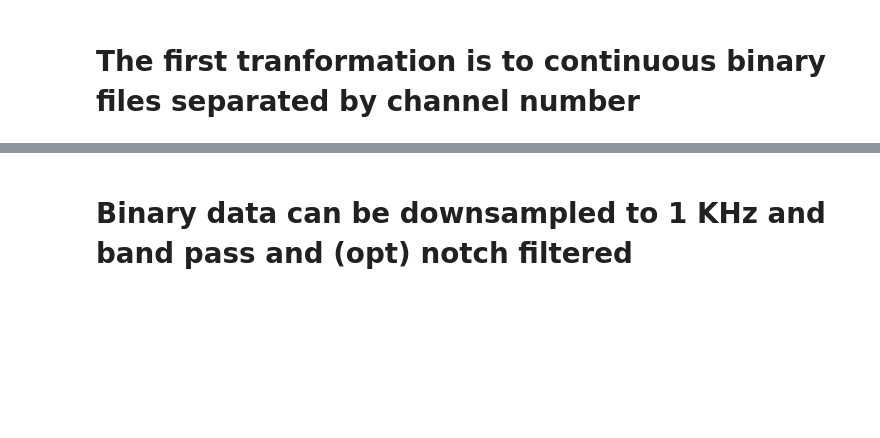
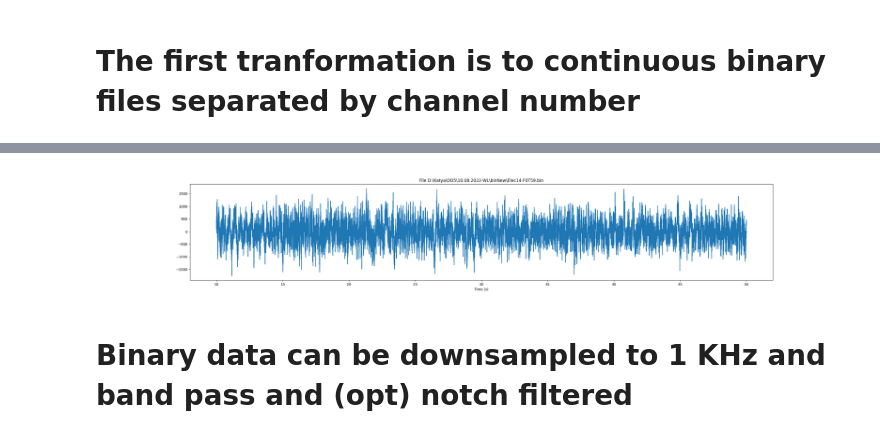
Before and after one commit to orelTahary/Preprocess, a Jupyter notebook: preprocess.ipynb, the cells around one changed output, grey strips where cells are left out. Cells and saved outputs as stored; diff of their text form; code cells hidden in the pictures; blank space fills up the shorter version.

```diff
--- a/preprocess.ipynb
+++ b/preprocess.ipynb
@@ -74,3 +81,4 @@ print(f"Converted {len(elecList)} electrodes {lData:,d} samples in {timeEnd-time
 # %%
-fig, axes = pp.plotBin(os.path.join("D:\\Users\\Matan\\Downloads\\preprocess files test\\binNew", 'Elec2-F0T5.bin'), [10.05,10.2])
+fig, axes = pp.plotBin(os.path.join("D:\\Katya\\DO5\\10.08.2022-WL\\binNew", 'Elec14-F0T59.bin'), [10,50])
 fig.set_size_inches((30,5))
+# %% [output]
@@ -77,3 +86,4 @@ fig.set_size_inches((30,5))
+[figure, added]
 # %% [markdown]
 # Binary data can be downsampled to 1 KHz and band pass and (opt) notch filtered
 # %%
```
Also changed, not shown: parts of 9 cells of this notebook.
